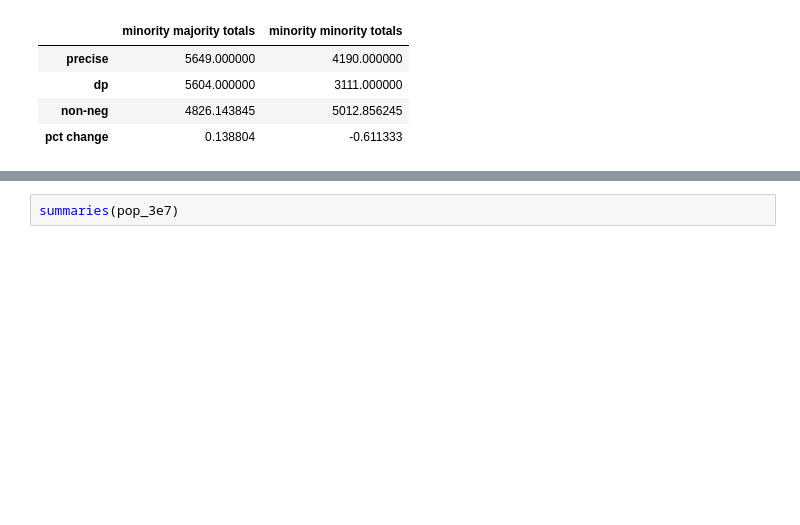
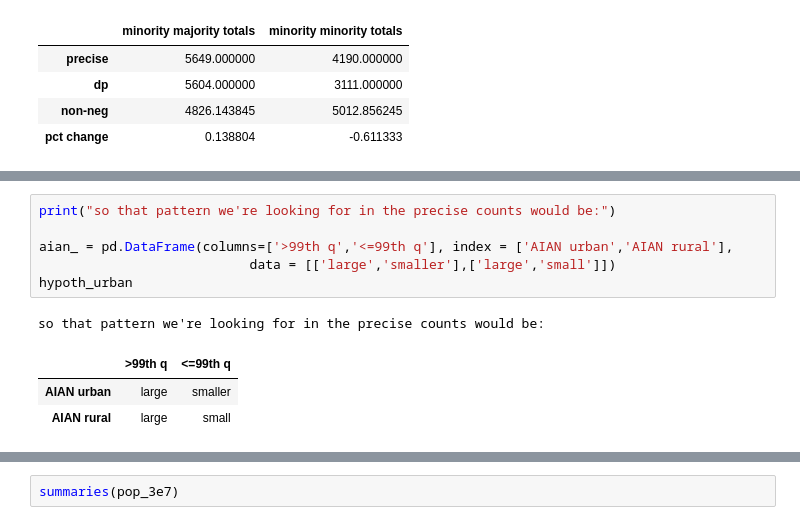
Before and after one commit to beatrixkh/explore_census_2020_dp, a Jupyter notebook: 2020_02_24_dp_census_sim_compare_distributions.ipynb, the cells around one changed output, grey strips where cells are left out. Saved outputs shown, nothing was run; the diff lists cells and outputs as text; blank space fills up the shorter version.

```diff
--- a/2020_02_24_dp_census_sim_compare_distributions.ipynb
+++ b/2020_02_24_dp_census_sim_compare_distributions.ipynb
@@ -202,0 +277,11 @@ summaries(pop_3e5)
+# %%
+print("so that pattern we're looking for in the precise counts would be:")
+
+aian_ = pd.DataFrame(columns=['>99th q','<=99th q'], index = ['AIAN urban','AIAN rural'],
+                           data = [['large','smaller'],['large','small']])
+hypoth_urban
+# %% [output]
+so that pattern we're looking for in the precise counts would be:
+|  | >99th q | <=99th q |
+| AIAN urban | large | smaller |
+| AIAN rural | large | small |
```
Also changed, not shown: parts of 10 cells of this notebook.
